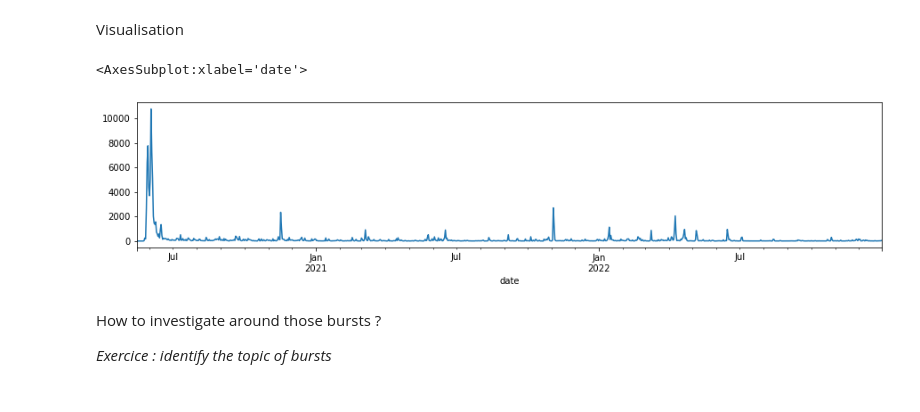
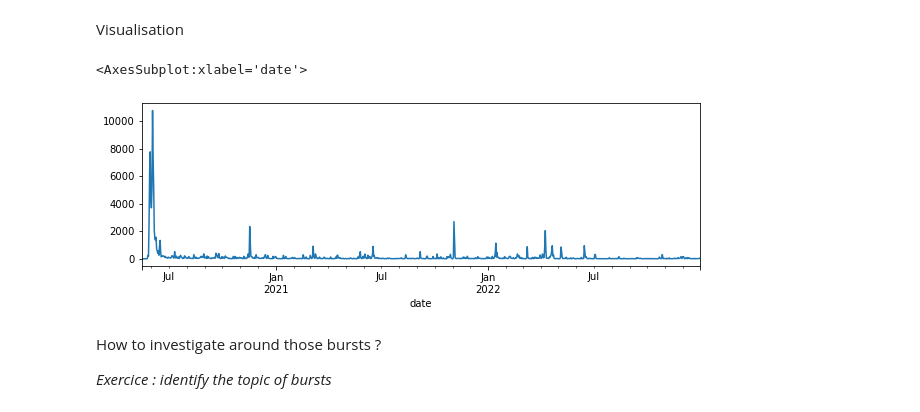
Before and after one commit to emilienschultz/socialmedia-publichealth, a Jupyter notebook: Twitter Network Analysis.ipynb, the cells around one changed output. Drawn from its saved outputs; the diff is of its cells as text; code cells hidden in the pictures.

```diff
--- a/Twitter Network Analysis.ipynb
+++ b/Twitter Network Analysis.ipynb
@@ -30,7 +30,9 @@ import pandas as pd
 # %% [markdown]
 And load the data
 # %%
-data = pd.read_csv("./results_lg.csv", low_memory=False,dtype={'entities.cashtags':"object"})
+data = pd.read_csv("../Data/results_lg.csv",
+                    low_memory=False,
+                    dtype={'entities.cashtags':"object"})
 data.shape
 # %% [output]
 (135783, 83)
@@ -74,10 +98,10 @@ data["num"] = 1
 # %% [markdown]
 Visualisation
 # %%
-data.set_index("date").resample("d")["num"].sum().plot(figsize=(15,3))
+data.set_index("date")["num"].resample("d").sum().plot(figsize=(10,3))
 # %% [output]
 <AxesSubplot:xlabel='date'>
-[figure, old version]
+[figure, new version]
 # %% [markdown]
 How to investigate around those bursts ?
 
```
Also changed, not shown: parts of 24 cells of this notebook.
